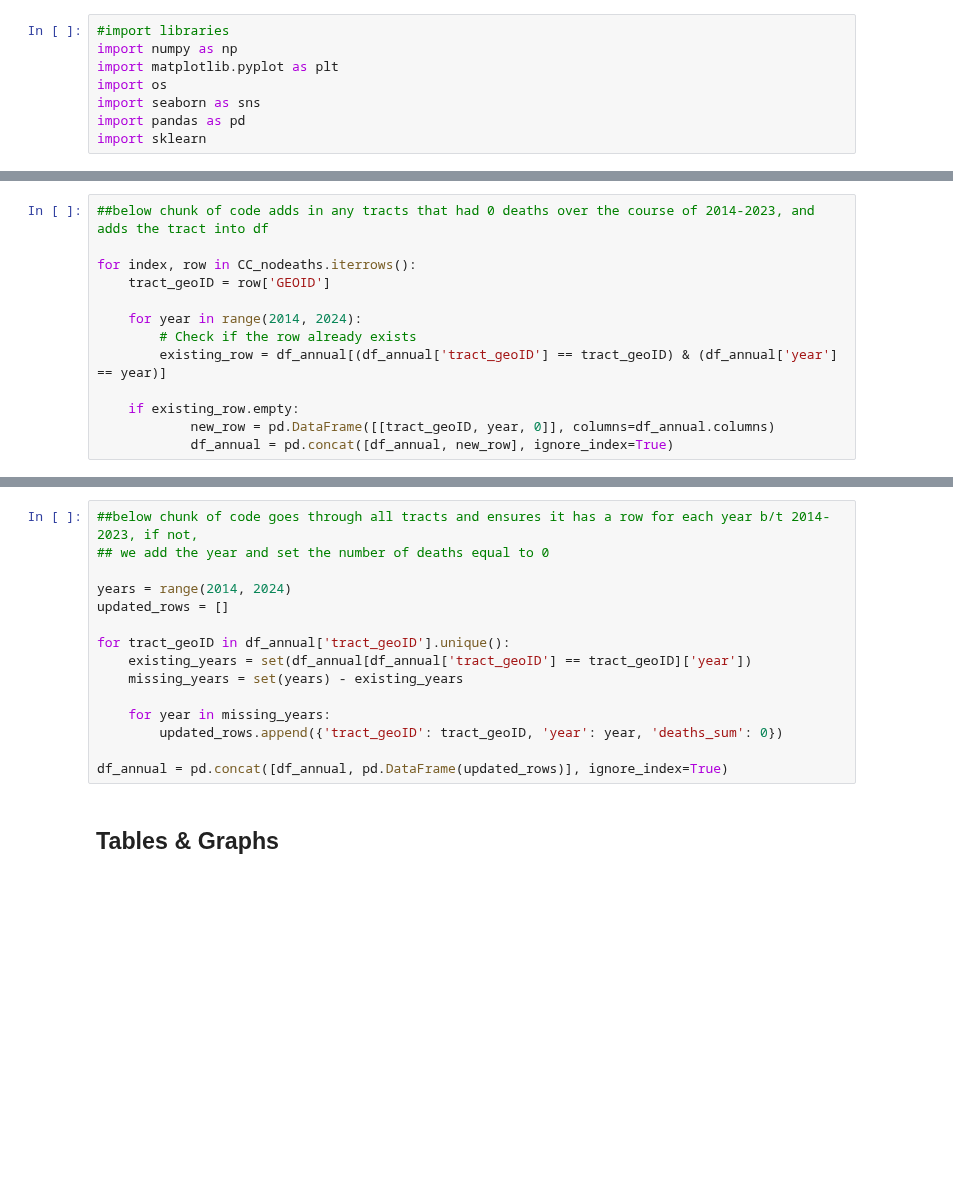
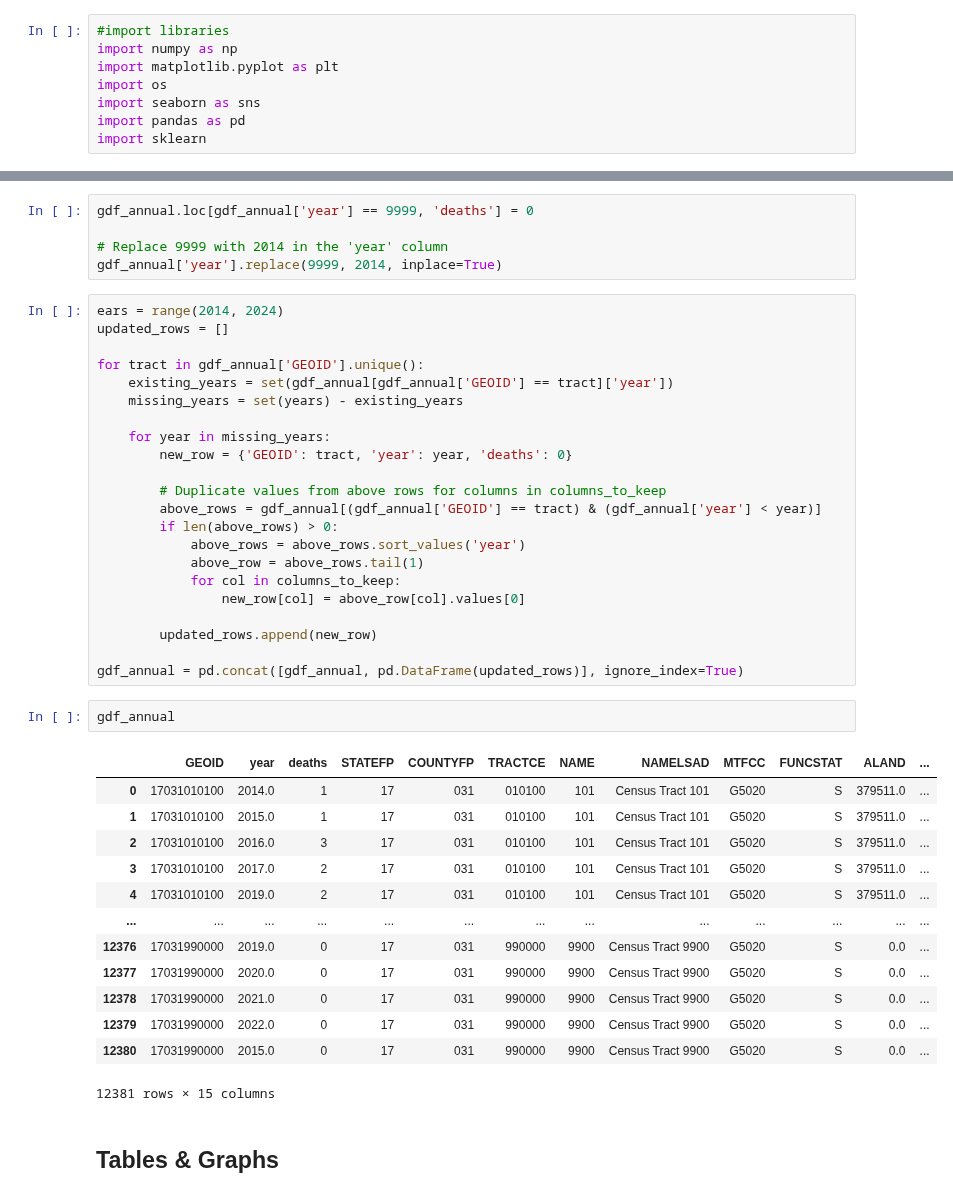
Before and after one commit to tufts-ml/opioid-overdose-models, a Jupyter notebook: cook-county/cook-county-annual .ipynb, the cells around one changed output, grey strips where cells are left out. Cells and saved outputs as stored; diff of their text form; blank space fills up the shorter version.

```diff
--- a/cook-county/cook-county-annual .ipynb
+++ b/cook-county/cook-county-annual .ipynb
@@ -41,13 +45,0 @@ df_annnual does not include rows for census tracts or years that have zero death
-# %%
-##below chunk of code adds in any tracts that had 0 deaths over the course of 2014-2023, and adds the tract into df
-
-for index, row in CC_nodeaths.iterrows():
-    tract_geoID = row['GEOID']
-
-    for year in range(2014, 2024):
-        # Check if the row already exists
-        existing_row = df_annual[(df_annual['tract_geoID'] == tract_geoID) & (df_annual['year'] == year)]
-
-    if existing_row.empty:
-            new_row = pd.DataFrame([[tract_geoID, year, 0]], columns=df_annual.columns)
-            df_annual = pd.concat([df_annual, new_row], ignore_index=True)
@@ -58,17 +46,45 @@ df_annual['tract_geoID'].nunique() #yay - this matches the # of tracts in the sh
+# %%
+gdf_annual.loc[gdf_annual['year'] == 9999, 'deaths'] = 0
+
+# Replace 9999 with 2014 in the 'year' column
+gdf_annual['year'].replace(9999, 2014, inplace=True)
 # %%
-##below chunk of code goes through all tracts and ensures it has a row for each year b/t 2014-2023, if not,
-## we add the year and set the number of deaths equal to 0
-
-years = range(2014, 2024)
+ears = range(2014, 2024)
 updated_rows = []
 
-for tract_geoID in df_annual['tract_geoID'].unique():
-    existing_years = set(df_annual[df_annual['tract_geoID'] == tract_geoID]['year'])
+for tract in gdf_annual['GEOID'].unique():
+    existing_years = set(gdf_annual[gdf_annual['GEOID'] == tract]['year'])
     missing_years = set(years) - existing_years
 
     for year in missing_years:
-        updated_rows.append({'tract_geoID': tract_geoID, 'year': year, 'deaths_sum': 0})
+        new_row = {'GEOID': tract, 'year': year, 'deaths': 0}
 
-df_annual = pd.concat([df_annual, pd.DataFrame(updated_rows)], ignore_index=True)
+        # Duplicate values from above rows for columns in columns_to_keep
+        above_rows = gdf_annual[(gdf_annual['GEOID'] == tract) & (gdf_annual['year'] < year)]
+        if len(above_rows) > 0:
+            above_rows = above_rows.sort_values('year')
+            above_row = above_rows.tail(1)
+            for col in columns_to_keep:
+                new_row[col] = above_row[col].values[0]
+
+        updated_rows.append(new_row)
+
+gdf_annual = pd.concat([gdf_annual, pd.DataFrame(updated_rows)], ignore_index=True)
+# %%
+gdf_annual
+# %% [output]
+|  | GEOID | year | deaths | STATEFP | COUNTYFP | TRACTCE | NAME | NAMELSAD | MTFCC | FUNCSTAT | ALAND | ... |
+| 0 | 17031010100 | 2014.0 | 1 | 17 | 031 | 010100 | 101 | Census Tract 101 | G5020 | S | 379511.0 | ... |
+| 1 | 17031010100 | 2015.0 | 1 | 17 | 031 | 010100 | 101 | Census Tract 101 | G5020 | S | 379511.0 | ... |
+| 2 | 17031010100 | 2016.0 | 3 | 17 | 031 | 010100 | 101 | Census Tract 101 | G5020 | S | 379511.0 | ... |
+| 3 | 17031010100 | 2017.0 | 2 | 17 | 031 | 010100 | 101 | Census Tract 101 | G5020 | S | 379511.0 | ... |
+| 4 | 17031010100 | 2019.0 | 2 | 17 | 031 | 010100 | 101 | Census Tract 101 | G5020 | S | 379511.0 | ... |
+| ... | ... | ... | ... | ... | ... | ... | ... | ... | ... | ... | ... | ... |
+| 12376 | 17031990000 | 2019.0 | 0 | 17 | 031 | 990000 | 9900 | Census Tract 9900 | G5020 | S | 0.0 | ... |
+| 12377 | 17031990000 | 2020.0 | 0 | 17 | 031 | 990000 | 9900 | Census Tract 9900 | G5020 | S | 0.0 | ... |
+| 12378 | 17031990000 | 2021.0 | 0 | 17 | 031 | 990000 | 9900 | Census Tract 9900 | G5020 | S | 0.0 | ... |
+| 12379 | 17031990000 | 2022.0 | 0 | 17 | 031 | 990000 | 9900 | Census Tract 9900 | G5020 | S | 0.0 | ... |
+| 12380 | 17031990000 | 2015.0 | 0 | 17 | 031 | 990000 | 9900 | Census Tract 9900 | G5020 | S | 0.0 | ... |
+12381 rows × 15 columns
 # %% [markdown]
 ## Tables & Graphs
```
Also changed, not shown: parts of 12 cells of this notebook, 1 other file.
